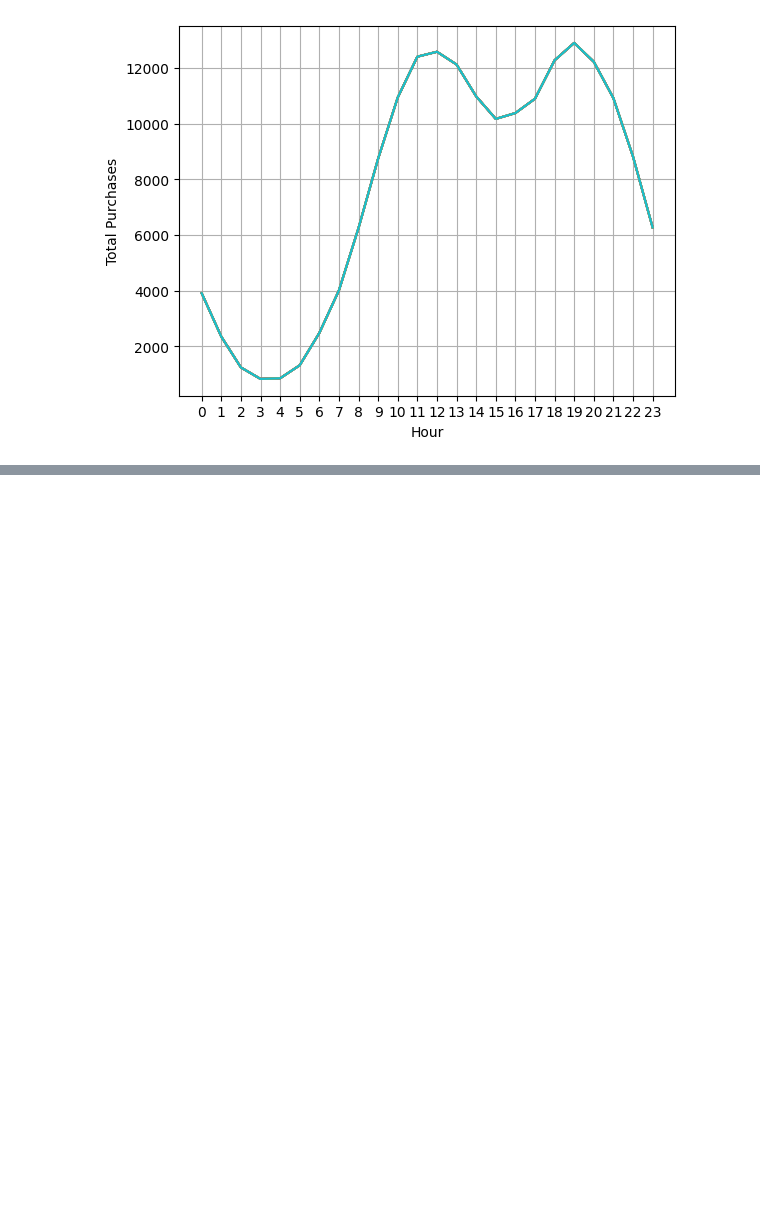
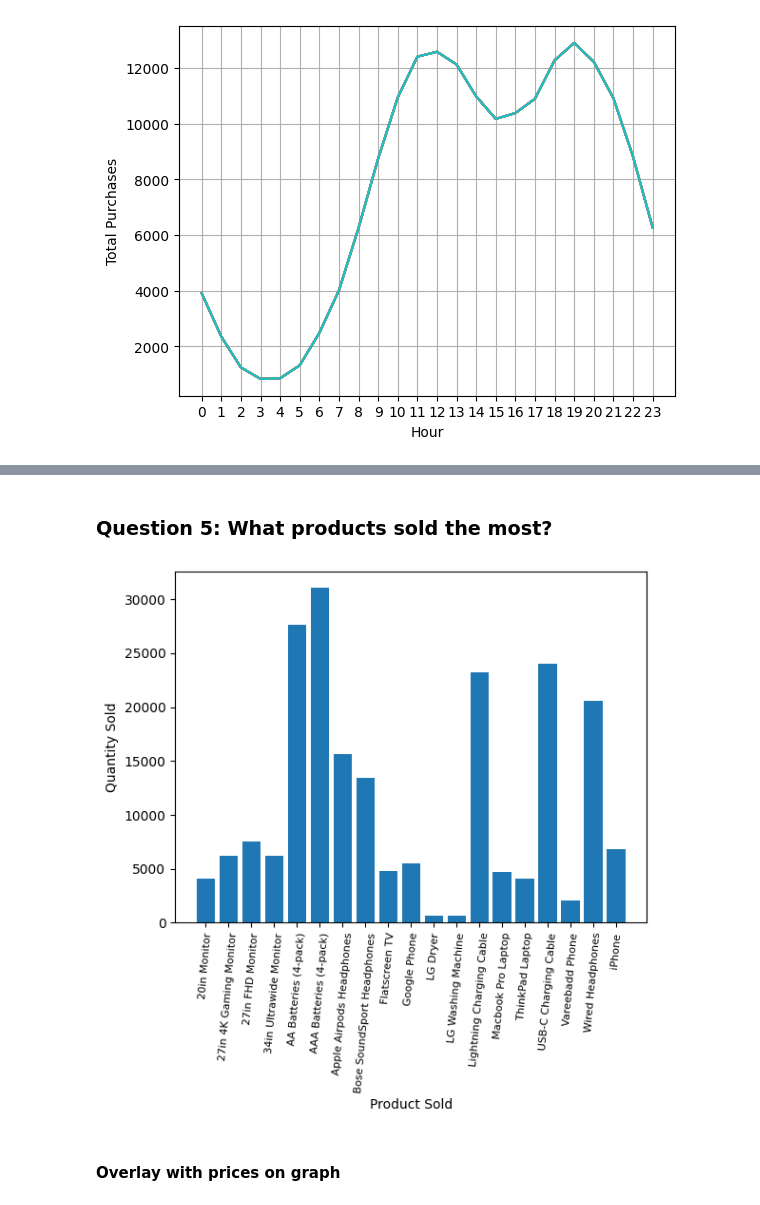
Before and after one commit to mitzu-93/sales-anal, a Jupyter notebook: Pandas Sales Analysis.ipynb, the cells around one changed output, grey strips where cells are left out. Saved outputs shown, nothing was run; the diff lists cells and outputs as text; code cells hidden in the pictures; blank space fills up the shorter version.

Commit message:
added chart to display most sold against price

```diff
--- a/Pandas Sales Analysis.ipynb
+++ b/Pandas Sales Analysis.ipynb
@@ -341,0 +327,2 @@ plt.show()
+# %% [markdown]
+### Question 5: What products sold the most?
@@ -341,0 +332,12 @@ plt.show()
+# %%
+products = [product for product, df in product_group]
+
+plt.xticks(rotation=85, size=8)
+plt.xlabel('Product Sold')
+plt.ylabel('Quantity Sold')
+plt.bar(products, quantity_ordered)
+plt.show()
+# %% [output]
+[figure, added]
+# %% [markdown]
+#### Overlay with prices on graph
```
Also changed, not shown: parts of 18 cells of this notebook.
